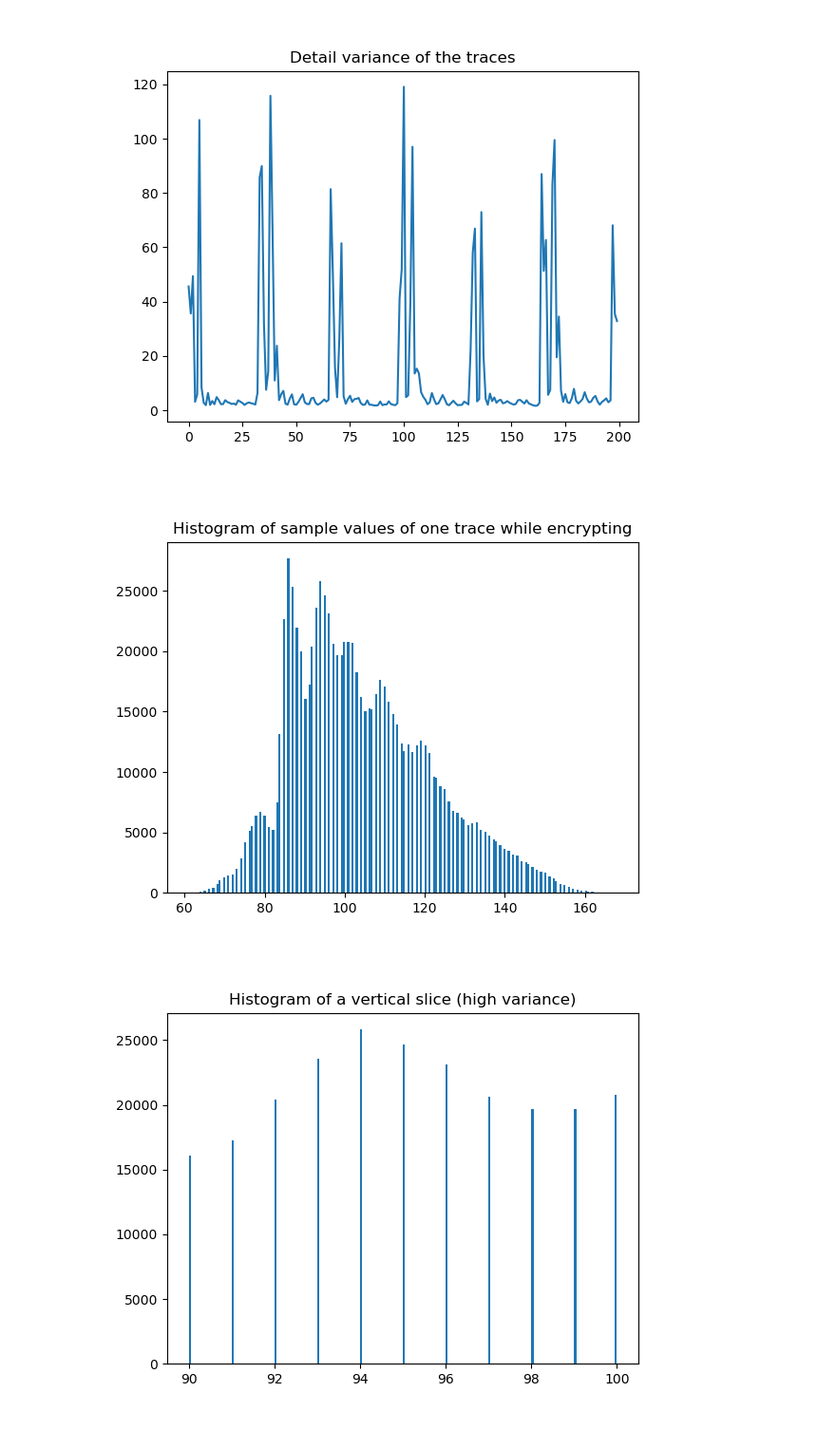
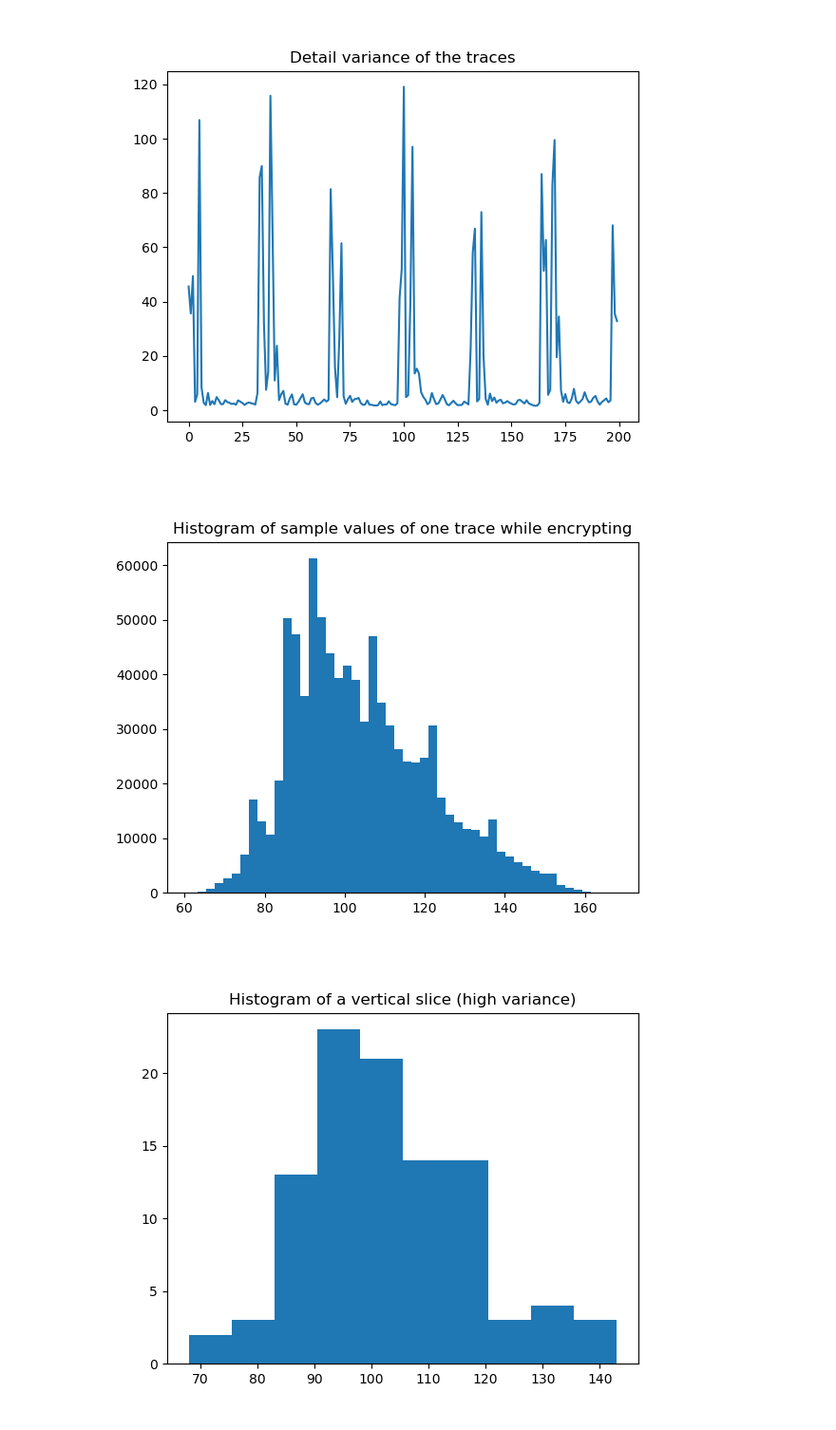
Before and after one commit to CyrilleStr/hardware-security, a Jupyter notebook: task1/analyze_traces.ipynb, the cells around one changed output. Shown at 95% size. Cells and saved outputs as stored; diff of their text form; code cells hidden in the pictures.

```diff
--- a/task1/analyze_traces.ipynb
+++ b/task1/analyze_traces.ipynb
@@ -67,21 +67,21 @@ plt.show()
 # %%
 # Display a histogram of sample values of one trace while encrypting
 fig=plt.figure()
 plt.title("Histogram of sample values of one trace while encrypting")
-plt.hist(traces[0], 200)
+plt.hist(traces[0], 50)
 plt.show()
 
 # Display a histogram of a vertical slice of the trace sample values at a point of high variance of the traces while encrypting
 fig=plt.figure()
 plt.title("Histogram of a vertical slice (high variance)")
-plt.hist(traces[0], 200, (90,100))
+plt.hist(traces[0,800000:800100], 10)
 plt.show()
 
 # Display a histogram of a vertical slice of the trace sample values at a point of low variance of the traces while encrypting
-fig=plt.figure()
-plt.title("Histogram of a vertical slice (low variance)")
-plt.hist(traces[0], 200, (150,160))
-plt.show()
+# fig=plt.figure()
+# plt.title("Histogram of a vertical slice (low variance)")
+# plt.hist(traces[:,150,160], 10, (150,160))
+# plt.show()
 # %% [output]
-[figure, old version]
+[figure, new version]
-[figure, old version]
+[figure, new version]
```
Also changed, not shown: parts of 4 cells of this notebook, 5 other files.
